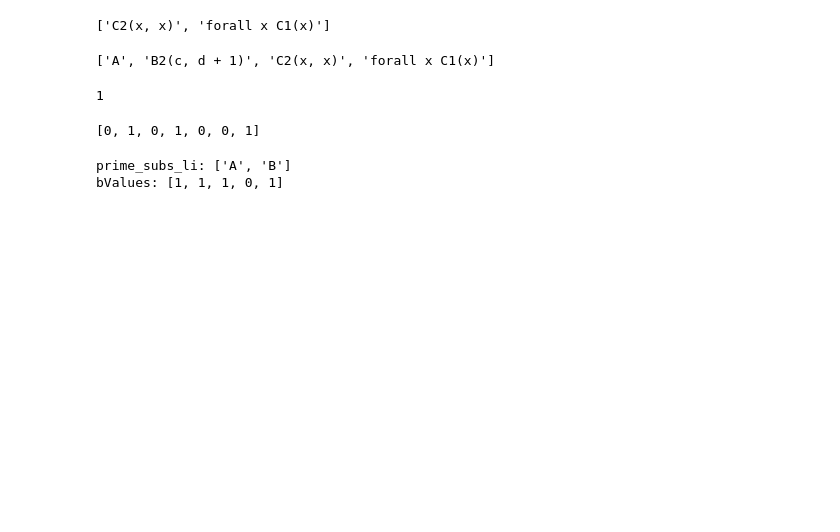
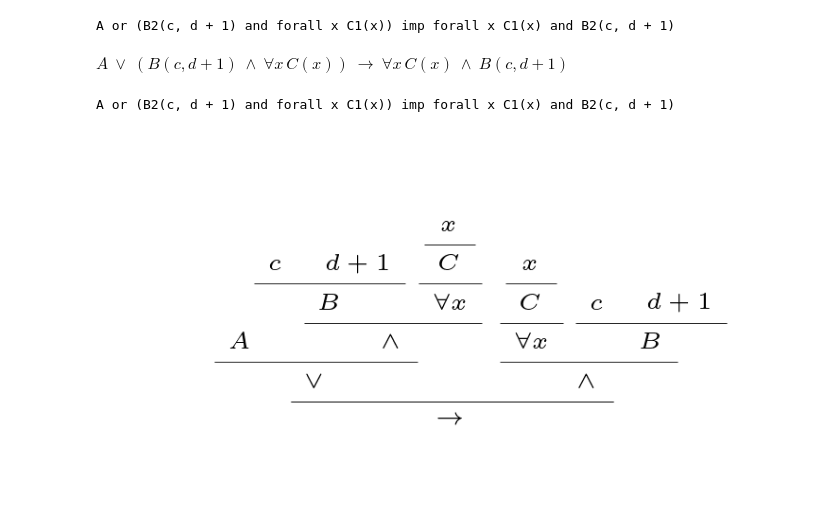
Before and after one commit to jhjeong314/Proofmood, a Jupyter notebook: fitch_propositional.ipynb, the cells around one changed output. Saved outputs shown, nothing was run; the diff lists cells and outputs as text; code cells hidden in the pictures; blank space fills up the shorter version.

```diff
--- a/fitch_propositional.ipynb
+++ b/fitch_propositional.ipynb
@@ -72,17 +0,0 @@ fmla2 = Formula("forall x C1(x) imp C2(x, x)")
-# %%
-prime_subs = fmla2.get_prime_subformulas()
-prime_subs_li = sorted(list(prime_subs))
-print(prime_subs_li)
-# %% [output]
-['C2(x, x)', 'forall x C1(x)']
-# %%
-truth_table = Truth_table([fmla, fmla2])
-prime_subs_li = sorted(list(truth_table.get_prime_subformulas()))
-print(prime_subs_li)
-# %% [output]
-['A', 'B2(c, d + 1)', 'C2(x, x)', 'forall x C1(x)']
-# %%
-fmla.get_truth_tree(prime_subs_li)
-fmla.ast.children[1].children[1].index
-# %% [output]
-1
@@ -93,17 +1,23 @@ fmla2.eval_truth_tree('0110')
-# %%
-fmla.get_bValues()
-# %% [output]
-[0, 1, 0, 1, 0, 0, 1]
-# %%
-input_str = 'A imp B imp A'
-fmla = Formula(input_str)
-truth_table = Truth_table([fmla])
-prime_subs_li = sorted(list(truth_table.get_prime_subformulas()))
-print(f"prime_subs_li: {prime_subs_li}")
-fmla.get_truth_tree(prime_subs_li)
-fmla.eval_truth_tree('10')
-bValues = fmla.get_bValues()
-print(f"bValues: {bValues}")
-# %% [output]
-prime_subs_li: ['A', 'B']
-bValues: [1, 1, 1, 0, 1]
+# %%
+from truth_table import *
+from typing import List
+
+input_str = 'A or (B2(c,d+1) and forall x C1(x)) imp forall x C1(x) and B2(c,d+1)'
+node = parse_text(input_str)
+assert isinstance(node, Node)
+fmla = Formula(node)
+fmla1 = Formula(input_str)
+assert isinstance(fmla1, Formula)
+assert fmla1 == fmla
+
+print(fmla)
+# %% [output]
+A or (B2(c, d + 1) and forall x C1(x)) imp forall x C1(x) and B2(c, d + 1)
+# %%
+fmla.display_infix()
+fmla.display_infix('text')
+fmla.ast.draw_tree()
+# %% [output]
+$\displaystyle A\: \vee\: (B(c, d + 1)\: \wedge\: \forall x\, C(x))\: \rightarrow\: \forall x\, C(x)\: \wedge\: B(c, d + 1)$
+A or (B2(c, d + 1) and forall x C1(x)) imp forall x C1(x) and B2(c, d + 1)
+[figure, added]
```
Also changed, not shown: parts of 30 cells of this notebook, 3 other files.
